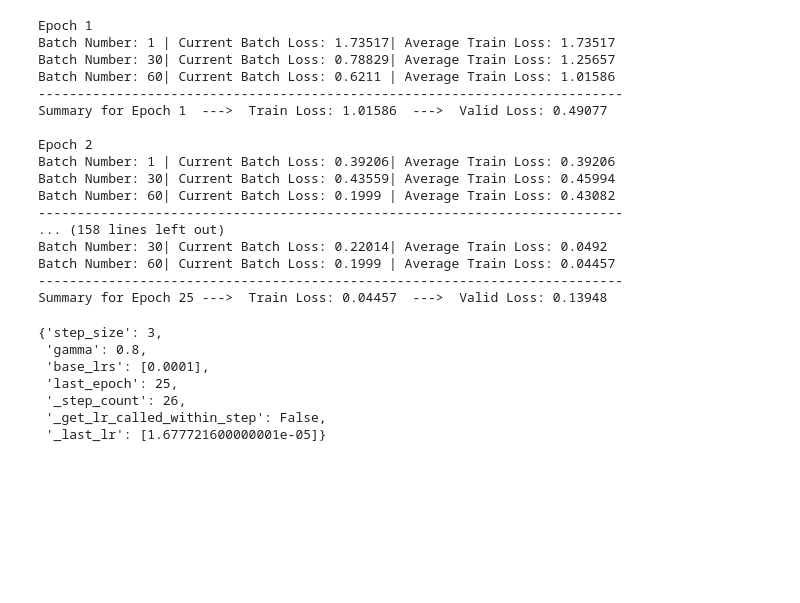
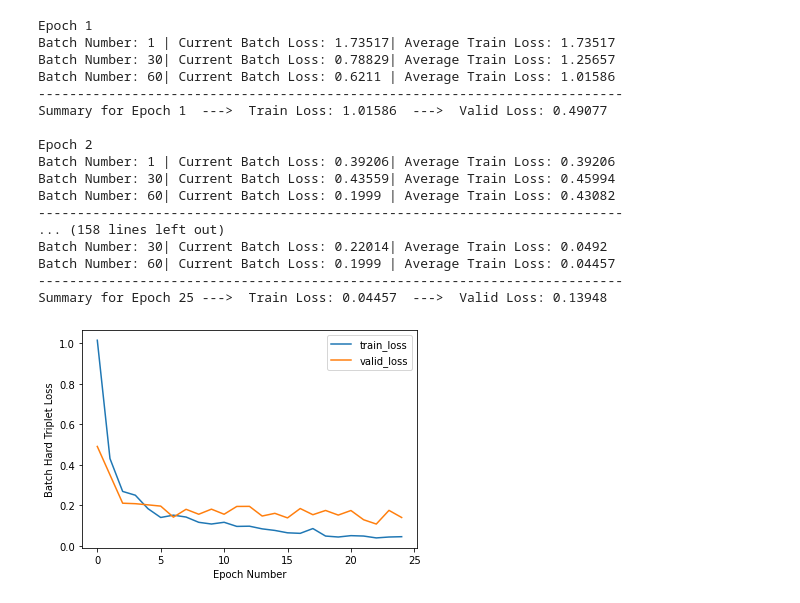
Before and after one commit to ElisonSherton/anime_face_recognition, a Jupyter notebook: Anime Face Recognition with Siamese Networks.ipynb, the cells around one changed output. Saved outputs shown, nothing was run; the diff lists cells and outputs as text; code cells hidden in the pictures; blank space fills up the shorter version.

```diff
--- a/Anime Face Recognition with Siamese Networks.ipynb
+++ b/Anime Face Recognition with Siamese Networks.ipynb
@@ -23,7 +23,7 @@ model_save_path = "/home/vinayak/anime_face_recognition/enet_model.pth"
 DEVICE = "cuda" if torch.cuda.is_available() else "cpu"
 # %%
 partition = {}
-split_info = pd.read_csv(f"/home/vinayak/anime_face_recognition/data.csv")
+split_info = pd.read_csv(f"/home/vinayak/anime_face_recognition/resources/data.csv")
 partition["train"] = list(split_info[split_info.label == "train"].images)
 random.shuffle(partition["train"])
 partition["validation"] = list(split_info[split_info.label == "valid"].images)
@@ -138,16 +138,13 @@ Summary for Epoch 25 --->  Train Loss: 0.04457  --->  Valid Loss: 0.13948
 # Save the losses to a loss_history.csv file on the disk
 history = pd.DataFrame({"train_loss": train_losses, "valid_loss":valid_losses})
 history.to_csv("loss_history.csv", index = False)
+# %%
+# Plot the loss curve obtained when training
+ax = history.plot();
+ax.set_xlabel("Epoch Number")
+ax.set_ylabel("Batch Hard Triplet Loss");
+# %% [output]
+[figure, added]
 # %%
 # Save the trained model to our disk
 torch.save(model.state_dict(), model_save_path)
-# %%
-scheduler.state_dict()
-# %% [output]
-{'step_size': 3,
- 'gamma': 0.8,
- 'base_lrs': [0.0001],
- 'last_epoch': 25,
- '_step_count': 26,
- '_get_lr_called_within_step': False,
- '_last_lr': [1.677721600000001e-05]}
```
Also changed, not shown: parts of 2 cells of this notebook, 15 other files.
